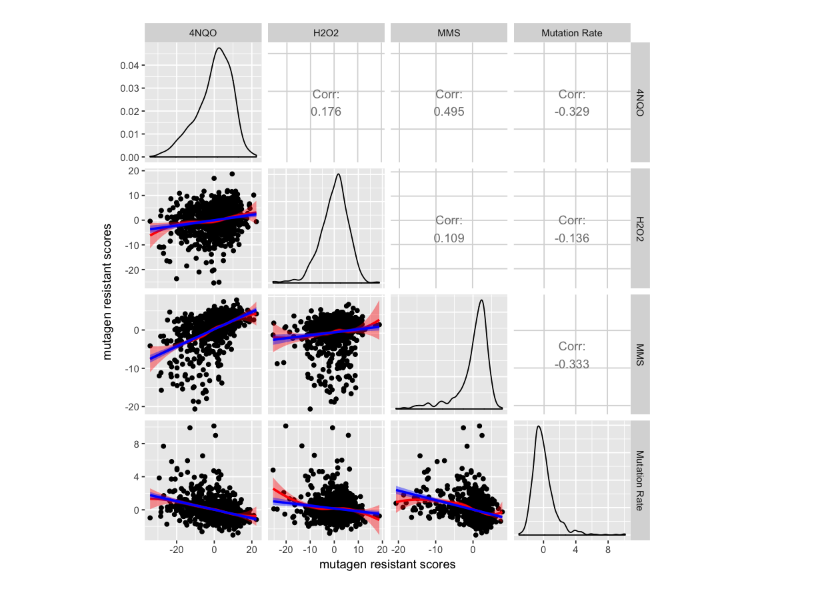
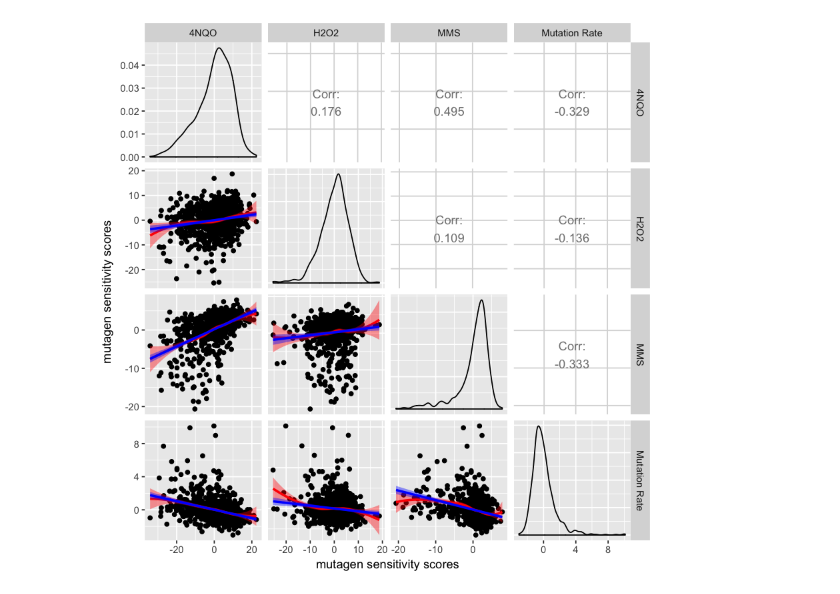
Before and after one commit to gouliangke/Mutation-rate, a Jupyter notebook: qtl_mapping/correlation plot for mutagens and mutation rate.ipynb, the cells around one changed output. Cells and saved outputs as stored; diff of their text form; code cells hidden in the pictures.

```diff
--- a/qtl_mapping/correlation plot for mutagens and mutation rate.ipynb
+++ b/qtl_mapping/correlation plot for mutagens and mutation rate.ipynb
@@ -1,31 +1,31 @@
 # %%
 require(GGally)
 library(ggplot2)
 
 load(file='~/Dropbox/MutationRate/20170606parent/mutagen.heri.Rdata')
 load(file='~/Dropbox/MutationRate/20170606parent/seg.heri.Rdata')
 load("/Users/connie/Dropbox/MutationRate/20160909mutagen_resistance/LG_mutagens/genotypes/1000BYxRM_with_names.RData")
 
 names=intersect(mutagen.heri$strain,seg.heri$strain)
 mutagen.heri.intersect=mutagen.heri[which(mutagen.heri$strain %in% names),]
 seg.heri.intersect=seg.heri[which(seg.heri$strain %in% names),]
 
 muta.mr=merge(mutagen.heri.intersect,seg.heri.intersect)
 colnames(muta.mr)=c("strain","4NQO","4NQO_conc2","Caffeine_conc1","Caffeine_conc2",
                     "H2O2","H2O2_conc2","MMS","MMS_conc2","Mutation Rate","batch")
 
 my_fn <- function(data, mapping, ...){
   p <- ggplot(data = data, mapping = mapping) +
     geom_point() +
     geom_smooth(method=loess, fill="red", color="red", ...) +
     geom_smooth(method=lm, fill="blue", color="blue", ...)
   p
 }
 
 ggpairs(data=muta.mr,
         columns = c(2,6,8,10),
         lower = list(continuous = my_fn),
-        xlab = "mutagen resistant scores",
-        ylab = "mutagen resistant scores")
+        xlab = "mutagen sensitivity scores",
+        ylab = "mutagen sensitivity scores")
 # %% [output]
-[figure, old version]
+[figure, new version]
```
